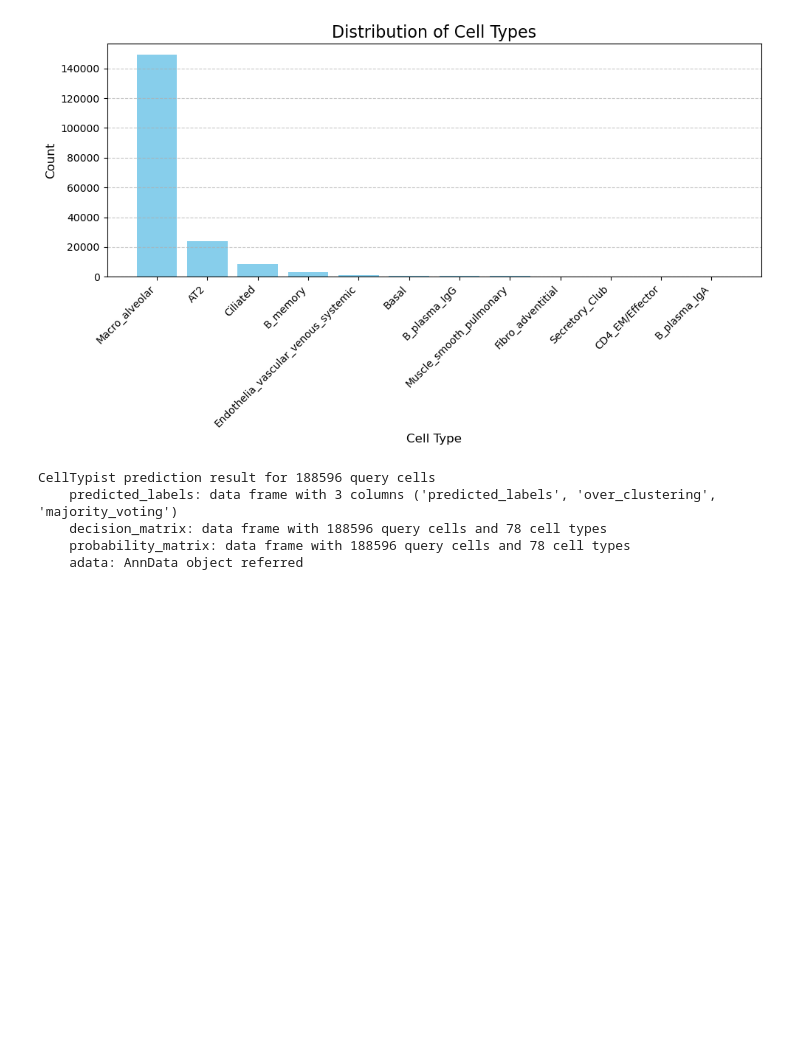
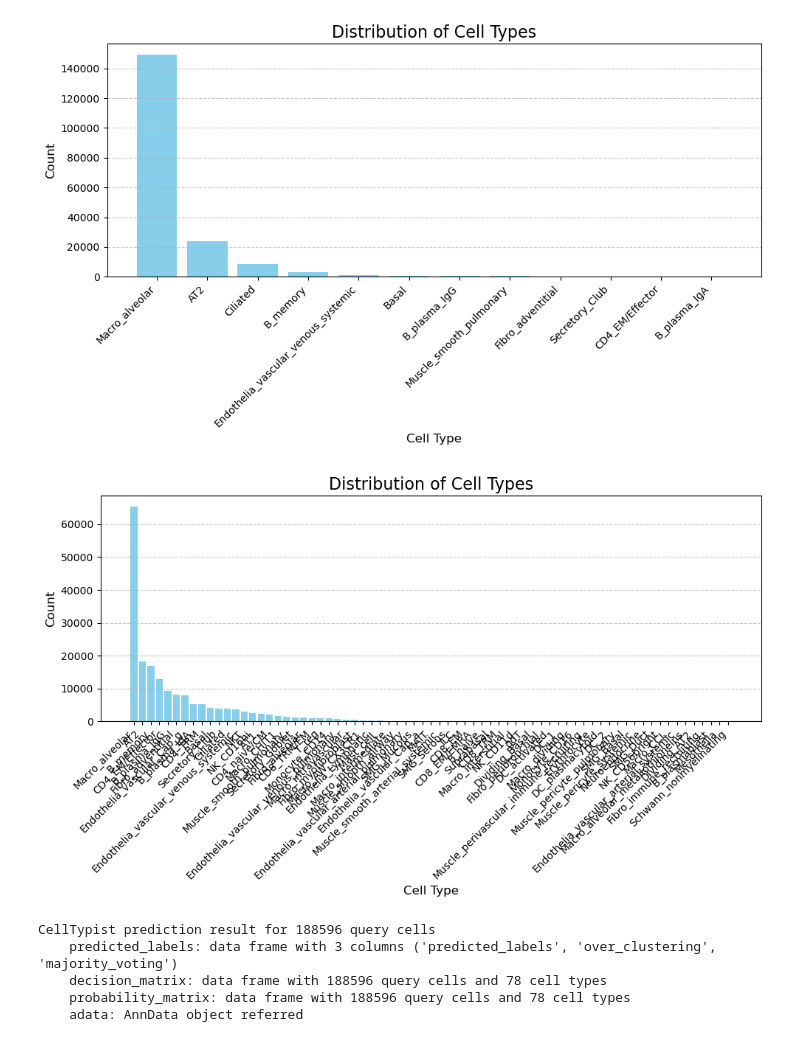
Before and after one commit to RaphaelDeGottardi/MasterThesis, a Jupyter notebook: Benchmarking pipeline/CellTypeAssignment metrics/Celltypist/Celltypist_VpX_enact.ipynb, the cells around one changed output. Cells and saved outputs as stored; diff of their text form; code cells hidden in the pictures; blank space fills up the shorter version.

```diff
--- a/Benchmarking pipeline/CellTypeAssignment metrics/Celltypist_VpX.ipynb
+++ b/Benchmarking pipeline/CellTypeAssignment metrics/Celltypist/Celltypist_VpX_enact.ipynb
@@ -176,19 +176,21 @@ plt.show()
 # %% [output]
 [figure]
 # %%
-cell_type_counts = adata.obs["predicted_labels"].value_counts().reset_index()
+cell_type_counts = adata.obs["M2_predicted_labels"].value_counts().reset_index()
 cell_type_counts.columns = ["Cell Type pred", "Count"]
 
 # Create the plot
 plt.figure(figsize=(10, 6))
 plt.bar(cell_type_counts["Cell Type pred"], cell_type_counts["Count"], color='skyblue')
 plt.title("Distribution of Cell Types", fontsize=16)
 plt.xlabel("Cell Type", fontsize=12)
 plt.ylabel("Count", fontsize=12)
 plt.xticks(rotation=45, ha="right")
 plt.grid(axis="y", linestyle="--", alpha=0.7)
 plt.tight_layout()
 plt.show()
+# %% [output]
+[figure, added]
 # %%
 predictions2
 # %% [output]
```
Also changed, not shown: parts of 4 cells of this notebook, 12 other files.
